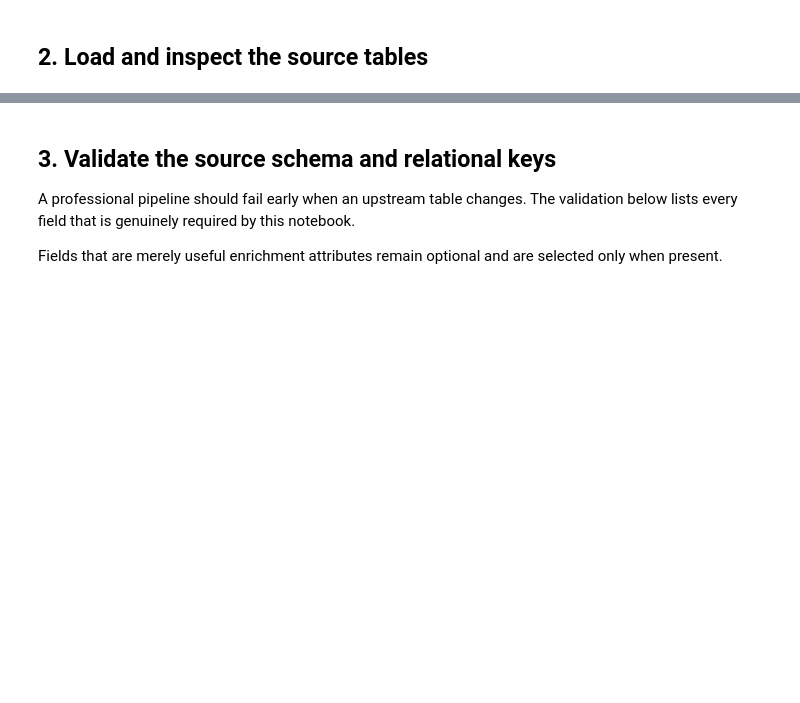
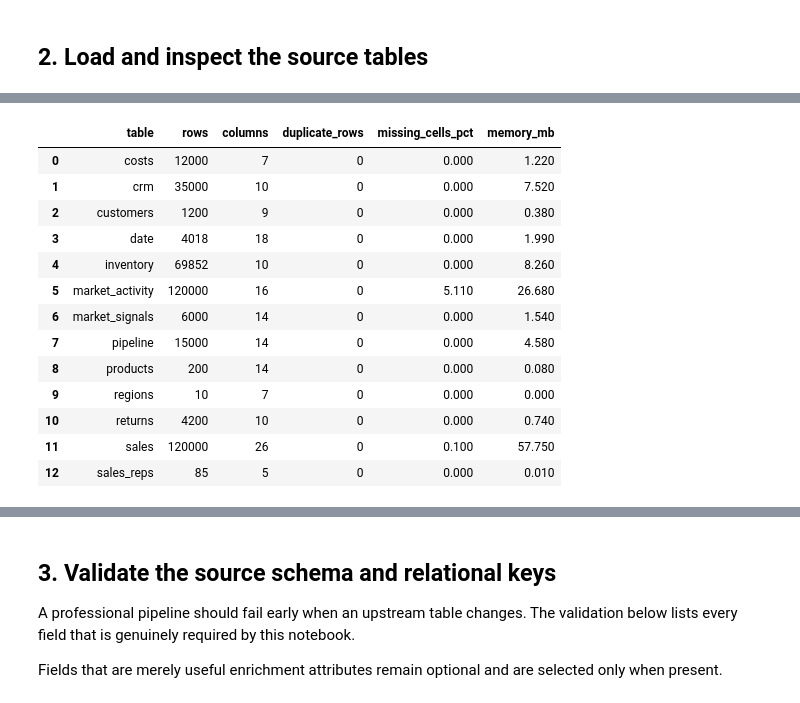
Before and after one commit to AnastasiaSamoylova92/early-warning, a Jupyter notebook: notebooks/03_preprocessing.ipynb, the cells around one changed output, grey strips where cells are left out. Cells and saved outputs as stored; diff of their text form; code cells hidden in the pictures; blank space fills up the shorter version.

```diff
--- a/notebooks/03_preprocessing.ipynb
+++ b/notebooks/03_preprocessing.ipynb
@@ -129 +152,37 @@ display(raw_overview)
+# %%
+raw_overview = pd.DataFrame(
+    [
+        {
+            "table": table_name,
+            "rows": len(dataframe),
+            "columns": dataframe.shape[1],
+            "duplicate_rows": int(dataframe.duplicated().sum()),
+            "missing_cells_pct": round(
+                dataframe.isna().mean().mean() * 100, 2
+            ),
+            "memory_mb": round(
+                dataframe.memory_usage(deep=True).sum() / 1_048_576,
+                2,
+            ),
+        }
+        for table_name, dataframe in raw.items()
+    ]
+).sort_values("table", ignore_index=True)
+
+display(raw_overview)
+# %% [output]
+|  | table | rows | columns | duplicate_rows | missing_cells_pct | memory_mb |
+| 0 | costs | 12000 | 7 | 0 | 0.000 | 1.220 |
+| 1 | crm | 35000 | 10 | 0 | 0.000 | 7.520 |
+| 2 | customers | 1200 | 9 | 0 | 0.000 | 0.380 |
+| 3 | date | 4018 | 18 | 0 | 0.000 | 1.990 |
+| 4 | inventory | 69852 | 10 | 0 | 0.000 | 8.260 |
+| 5 | market_activity | 120000 | 16 | 0 | 5.110 | 26.680 |
+| 6 | market_signals | 6000 | 14 | 0 | 0.000 | 1.540 |
+| 7 | pipeline | 15000 | 14 | 0 | 0.000 | 4.580 |
+| 8 | products | 200 | 14 | 0 | 0.000 | 0.080 |
+| 9 | regions | 10 | 7 | 0 | 0.000 | 0.000 |
+| 10 | returns | 4200 | 10 | 0 | 0.000 | 0.740 |
+| 11 | sales | 120000 | 26 | 0 | 0.100 | 57.750 |
+| 12 | sales_reps | 85 | 5 | 0 | 0.000 | 0.010 |
 # %%
```
Also changed, not shown: parts of 82 cells of this notebook.
